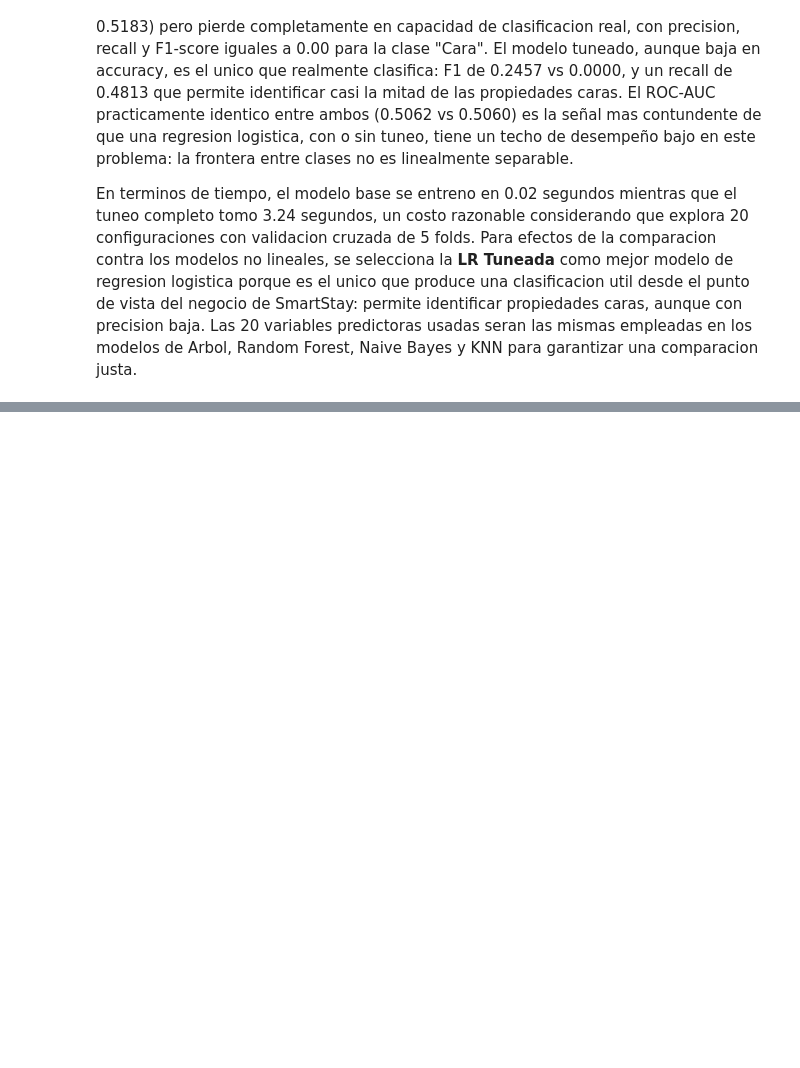
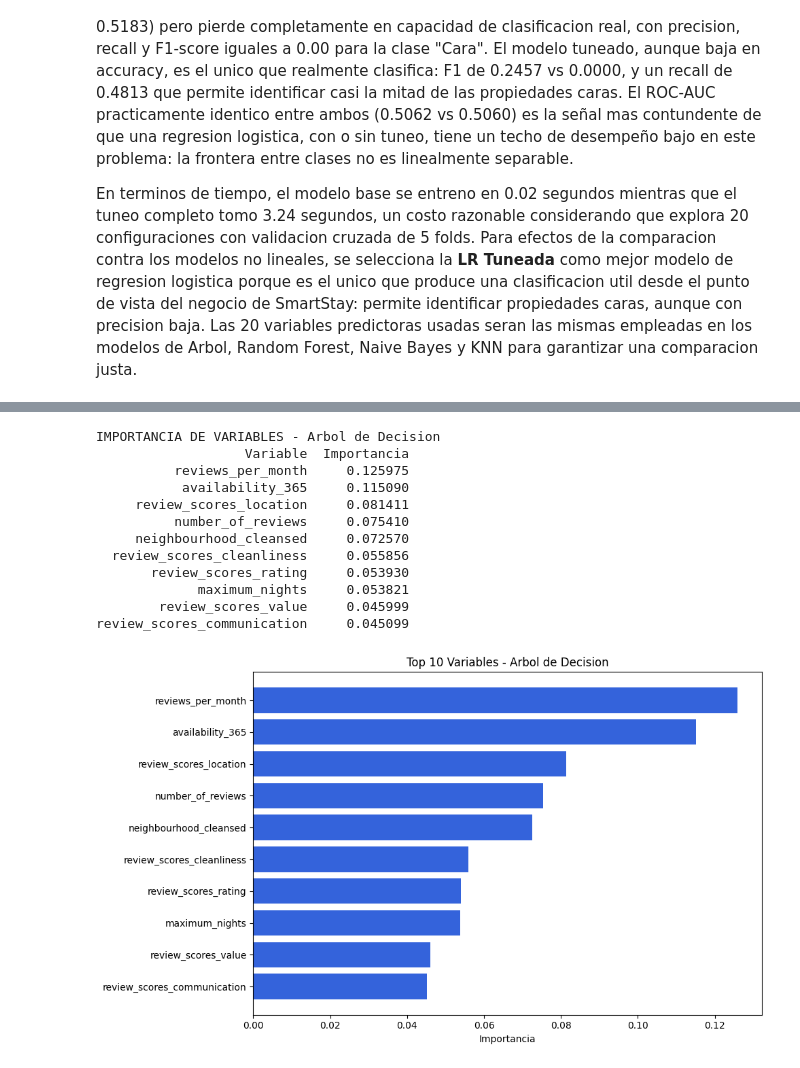
Before and after one commit to AleWWH1104/Lab5-md, a Jupyter notebook: lab7-regresion.ipynb, the cells around one changed output, grey strips where cells are left out. Drawn from its saved outputs; the diff is of its cells as text; code cells hidden in the pictures; blank space fills up the shorter version.

Commit message:
feat(p10): modelos de arbol de decision y random forest

```diff
--- a/lab7-regresion.ipynb
+++ b/lab7-regresion.ipynb
@@ -668,0 +717,32 @@ En terminos de tiempo, el modelo base se entreno en 0.02 segundos mientras que e
+# %%
+# Importancia de variables en el arbol
+importancias_arbol = pd.DataFrame({
+    'Variable': X_train.columns,
+    'Importancia': mejor_arbol.feature_importances_
+}).sort_values('Importancia', ascending=False).reset_index(drop=True)
+
+print('IMPORTANCIA DE VARIABLES - Arbol de Decision')
+print(importancias_arbol.head(10).to_string(index=False))
+
+plt.figure(figsize=(10, 6))
+plt.barh(importancias_arbol['Variable'][:10][::-1],
+         importancias_arbol['Importancia'][:10][::-1],
+         color='#3463db')
+plt.xlabel('Importancia')
+plt.title('Top 10 Variables - Arbol de Decision')
+plt.tight_layout()
+plt.show()
+# %% [output]
+IMPORTANCIA DE VARIABLES - Arbol de Decision
+                   Variable  Importancia
+          reviews_per_month     0.125975
+           availability_365     0.115090
+     review_scores_location     0.081411
+          number_of_reviews     0.075410
+     neighbourhood_cleansed     0.072570
+  review_scores_cleanliness     0.055856
+       review_scores_rating     0.053930
+             maximum_nights     0.053821
+        review_scores_value     0.045999
+review_scores_communication     0.045099
+[figure, added]
```
Also changed, not shown: parts of 15 cells of this notebook.
